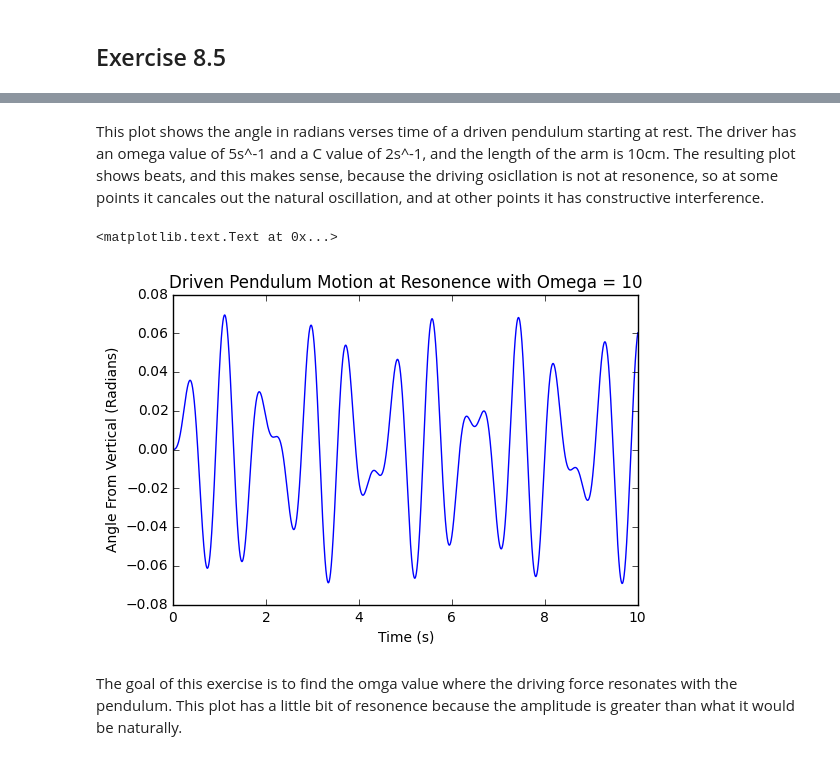
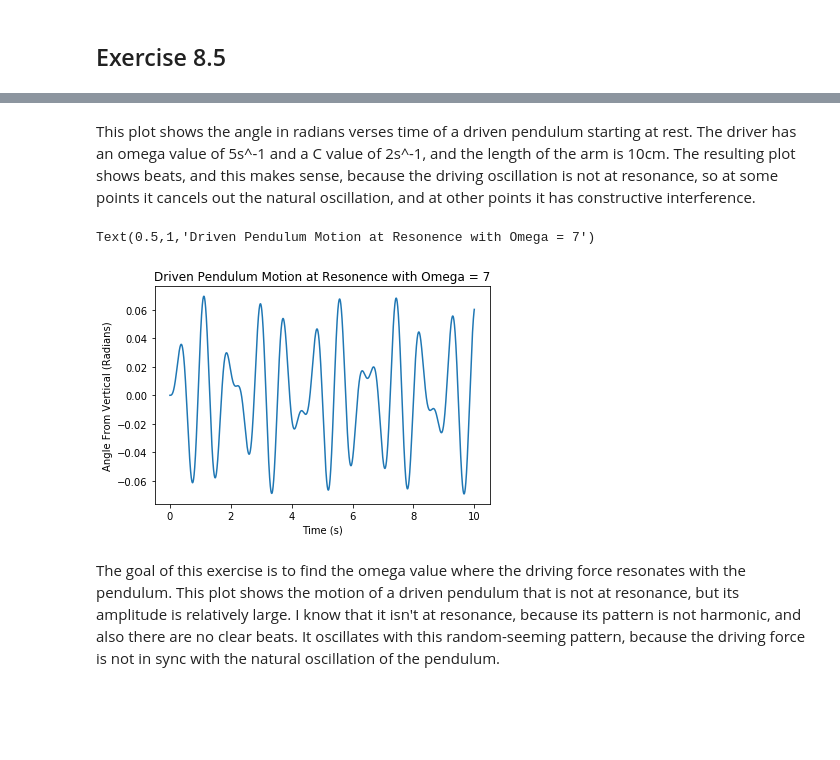
Before and after one commit to aMartin6/Labs, a Jupyter notebook: Lab 9.ipynb, the cells around one changed output, grey strips where cells are left out. Cells and saved outputs as stored; diff of their text form; code cells hidden in the pictures; blank space fills up the shorter version.

```diff
--- a/Lab 9.ipynb
+++ b/Lab 9.ipynb
@@ -170,16 +172,16 @@ plt.title("Driven Pendulum Motion With Omega = 5")
 # %% [markdown]
-This plot shows the angle in radians verses time of a driven pendulum starting at rest. The driver has an omega value of 5s^-1 and a C value of 2s^-1, and the length of the arm is 10cm. The resulting plot shows beats, and this makes sense, because the driving osicllation is not at resonence, so at some points it cancales out the natural oscillation, and at other points it has constructive interference.
+This plot shows the angle in radians verses time of a driven pendulum starting at rest. The driver has an omega value of 5s^-1 and a C value of 2s^-1, and the length of the arm is 10cm. The resulting plot shows beats, and this makes sense, because the driving oscillation is not at resonance, so at some points it cancels out the natural oscillation, and at other points it has constructive interference.
 # %%
 ohm = 7 #s^-1
 
 pendOutput = solve_coupled(drivenPendulum, 2, r0, (a,10), N, order=4)
 
 plt.plot(pendOutput[:,0],pendOutput[:,1])
 plt.xlabel("Time (s)")
 plt.ylabel("Angle From Vertical (Radians)")
-plt.title("Driven Pendulum Motion at Resonence with Omega = 10")
+plt.title("Driven Pendulum Motion at Resonence with Omega = 7")
 # %% [output]
-<matplotlib.text.Text at 0x...>
+Text(0.5,1,'Driven Pendulum Motion at Resonence with Omega = 7')
-[figure, old version]
+[figure, new version]
-# %% [markdown]
-The goal of this exercise is to find the omga value where the driving force resonates with the pendulum. This plot has a little bit of resonence because the amplitude is greater than what it would be naturally.
+# %% [markdown]
+The goal of this exercise is to find the omega value where the driving force resonates with the pendulum. This plot shows the motion of a driven pendulum that is not at resonance, but its amplitude is relatively large. I know that it isn't at resonance, because its pattern is not harmonic, and also there are no clear beats. It oscillates with this random-seeming pattern, because the driving force is not in sync with the natural oscillation of the pendulum.
```
Also changed, not shown: parts of 5 cells of this notebook.
